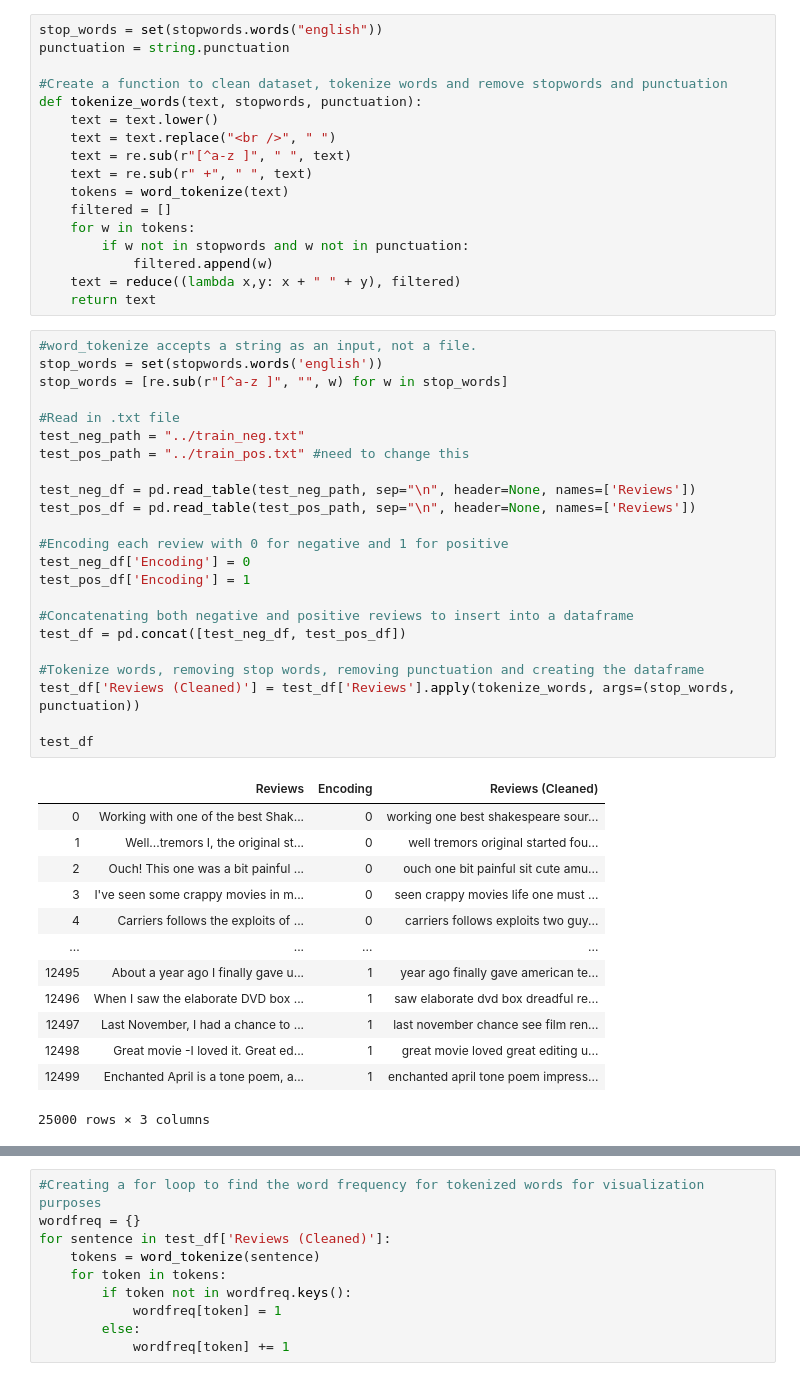
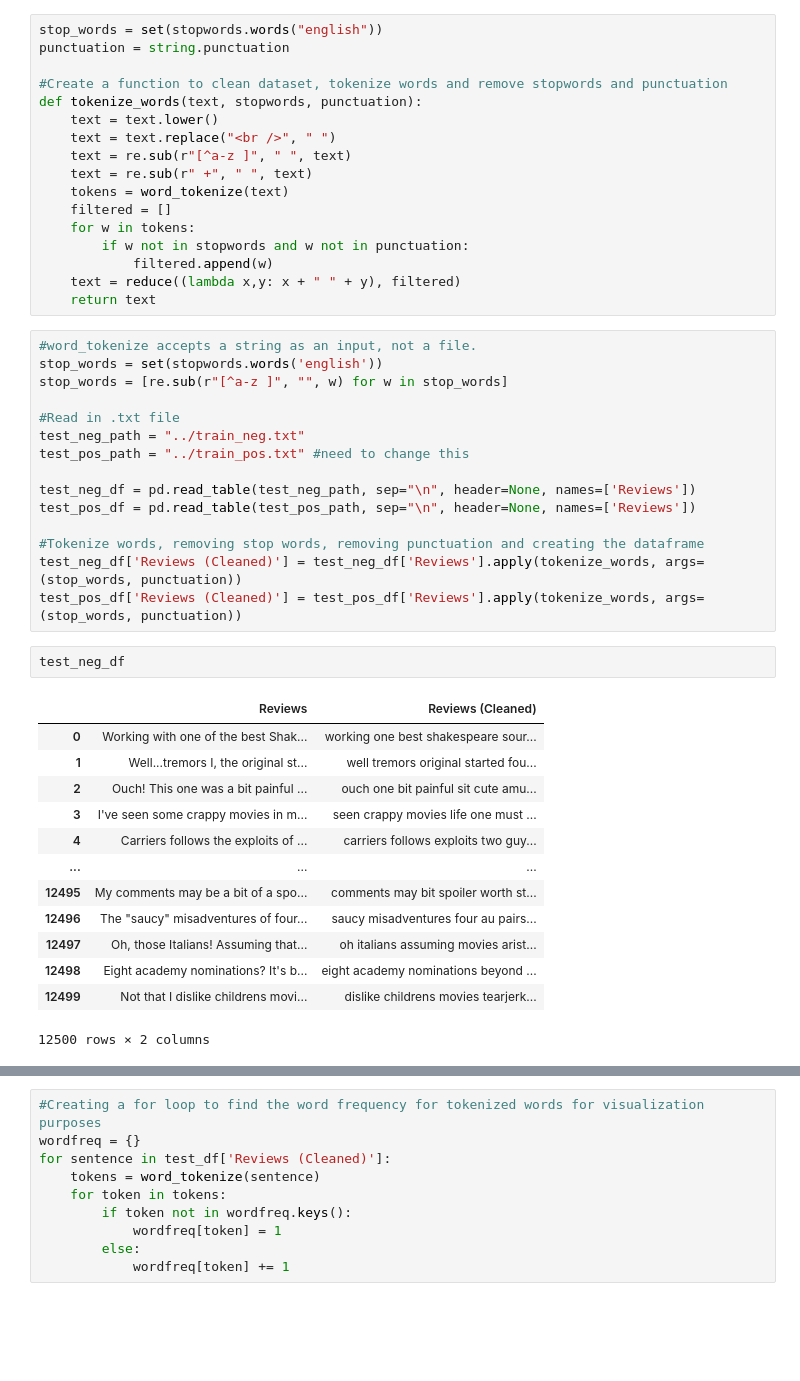
Before and after one commit to angelicabalma/imdbreview_project, a Jupyter notebook: Resources/cleaning/cleaning_notebook.ipynb, the cells around one changed output, grey strips where cells are left out. Saved outputs shown, nothing was run; the diff lists cells and outputs as text; blank space fills up the shorter version.

```diff
--- a/Resources/cleaning/cleaning_notebook.ipynb
+++ b/Resources/cleaning/cleaning_notebook.ipynb
@@ -41,28 +41,22 @@ test_pos_path = "../train_pos.txt" #need to change this
 test_neg_df = pd.read_table(test_neg_path, sep="\n", header=None, names=['Reviews'])
 test_pos_df = pd.read_table(test_pos_path, sep="\n", header=None, names=['Reviews'])
 
-#Encoding each review with 0 for negative and 1 for positive
-test_neg_df['Encoding'] = 0
-test_pos_df['Encoding'] = 1
-
-#Concatenating both negative and positive reviews to insert into a dataframe
-test_df = pd.concat([test_neg_df, test_pos_df])
-
 #Tokenize words, removing stop words, removing punctuation and creating the dataframe
-test_df['Reviews (Cleaned)'] = test_df['Reviews'].apply(tokenize_words, args=(stop_words, punctuation))
-
-test_df
+test_neg_df['Reviews (Cleaned)'] = test_neg_df['Reviews'].apply(tokenize_words, args=(stop_words, punctuation))
+test_pos_df['Reviews (Cleaned)'] = test_pos_df['Reviews'].apply(tokenize_words, args=(stop_words, punctuation))
-# %% [output]
-|  | Reviews | Encoding | Reviews (Cleaned) |
-| 0 | Working with one of the best Shak... | 0 | working one best shakespeare sour... |
-| 1 | Well...tremors I, the original st... | 0 | well tremors original started fou... |
-| 2 | Ouch! This one was a bit painful ... | 0 | ouch one bit painful sit cute amu... |
-| 3 | I've seen some crappy movies in m... | 0 | seen crappy movies life one must ... |
-| 4 | Carriers follows the exploits of ... | 0 | carriers follows exploits two guy... |
-| ... | ... | ... | ... |
-| 12495 | About a year ago I finally gave u... | 1 | year ago finally gave american te... |
-| 12496 | When I saw the elaborate DVD box ... | 1 | saw elaborate dvd box dreadful re... |
-| 12497 | Last November, I had a chance to ... | 1 | last november chance see film ren... |
-| 12498 | Great movie -I loved it. Great ed... | 1 | great movie loved great editing u... |
-| 12499 | Enchanted April is a tone poem, a... | 1 | enchanted april tone poem impress... |
-25000 rows × 3 columns
+# %%
+test_neg_df
+# %% [output]
+|  | Reviews | Reviews (Cleaned) |
+| 0 | Working with one of the best Shak... | working one best shakespeare sour... |
+| 1 | Well...tremors I, the original st... | well tremors original started fou... |
+| 2 | Ouch! This one was a bit painful ... | ouch one bit painful sit cute amu... |
+| 3 | I've seen some crappy movies in m... | seen crappy movies life one must ... |
+| 4 | Carriers follows the exploits of ... | carriers follows exploits two guy... |
+| ... | ... | ... |
+| 12495 | My comments may be a bit of a spo... | comments may bit spoiler worth st... |
+| 12496 | The "saucy" misadventures of four... | saucy misadventures four au pairs... |
+| 12497 | Oh, those Italians! Assuming that... | oh italians assuming movies arist... |
+| 12498 | Eight academy nominations? It's b... | eight academy nominations beyond ... |
+| 12499 | Not that I dislike childrens movi... | dislike childrens movies tearjerk... |
+12500 rows × 2 columns
```
Also changed, not shown: parts of 7 cells of this notebook, 1 other file.
